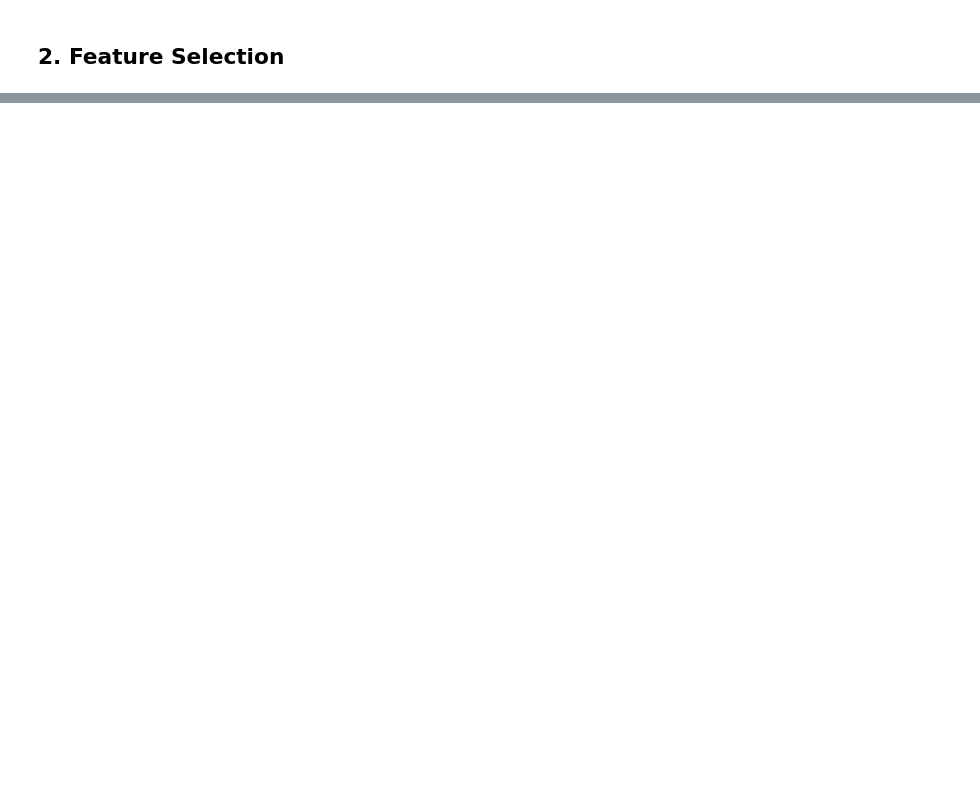
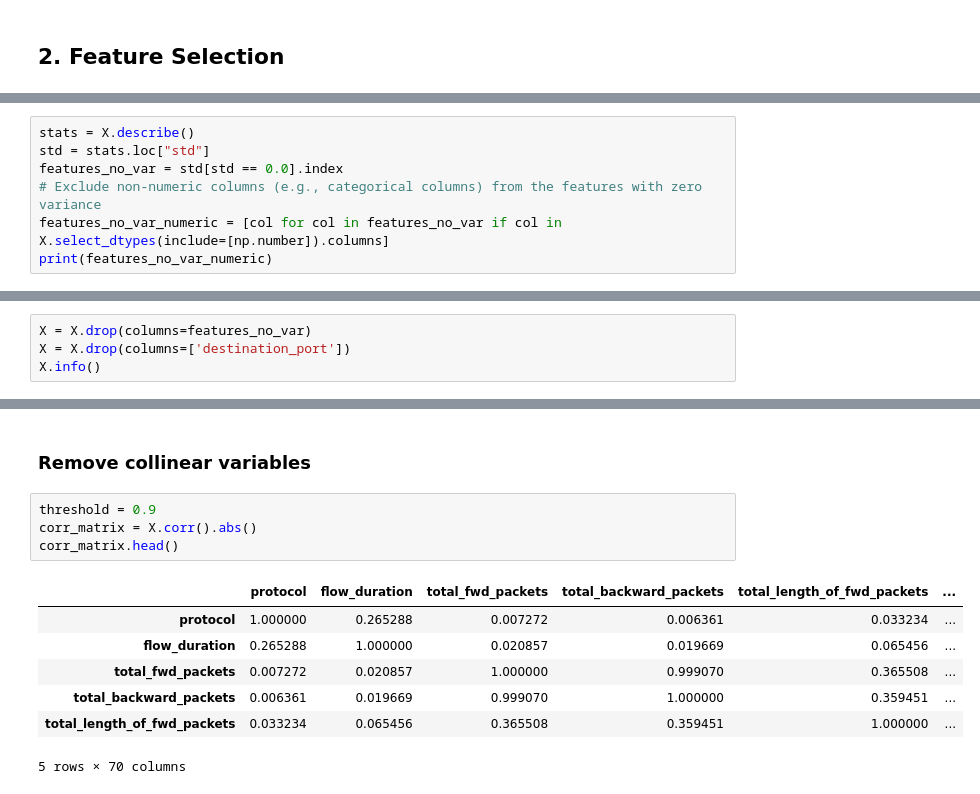
Before and after one commit to Joe-0120/ML-IDS, a Jupyter notebook: Notebooks/3_ML_Models.ipynb, the cells around one changed output, grey strips where cells are left out. Saved outputs shown, nothing was run; the diff lists cells and outputs as text; blank space fills up the shorter version.

```diff
--- a/Notebooks/3_ML_Models.ipynb
+++ b/Notebooks/3_ML_Models.ipynb
@@ -53,0 +94,7 @@ Y = df.iloc[:, 79:82]
+# %%
+stats = X.describe()
+std = stats.loc["std"]
+features_no_var = std[std == 0.0].index
+# Exclude non-numeric columns (e.g., categorical columns) from the features with zero variance
+features_no_var_numeric = [col for col in features_no_var if col in X.select_dtypes(include=[np.number]).columns]
+print(features_no_var_numeric)
@@ -53,0 +105,4 @@ Y = df.iloc[:, 79:82]
+# %%
+X = X.drop(columns=features_no_var)
+X = X.drop(columns=['destination_port'])
+X.info()
@@ -53,0 +127,14 @@ Y = df.iloc[:, 79:82]
+# %% [markdown]
+### Remove collinear variables
+# %%
+threshold = 0.9
+corr_matrix = X.corr().abs()
+corr_matrix.head()
+# %% [output]
+|  | protocol | flow_duration | total_fwd_packets | total_backward_packets | total_length_of_fwd_packets | ... |
+| protocol | 1.000000 | 0.265288 | 0.007272 | 0.006361 | 0.033234 | ... |
+| flow_duration | 0.265288 | 1.000000 | 0.020857 | 0.019669 | 0.065456 | ... |
+| total_fwd_packets | 0.007272 | 0.020857 | 1.000000 | 0.999070 | 0.365508 | ... |
+| total_backward_packets | 0.006361 | 0.019669 | 0.999070 | 1.000000 | 0.359451 | ... |
+| total_length_of_fwd_packets | 0.033234 | 0.065456 | 0.365508 | 0.359451 | 1.000000 | ... |
+5 rows × 70 columns
```
Also changed, not shown: parts of 25 cells of this notebook.
